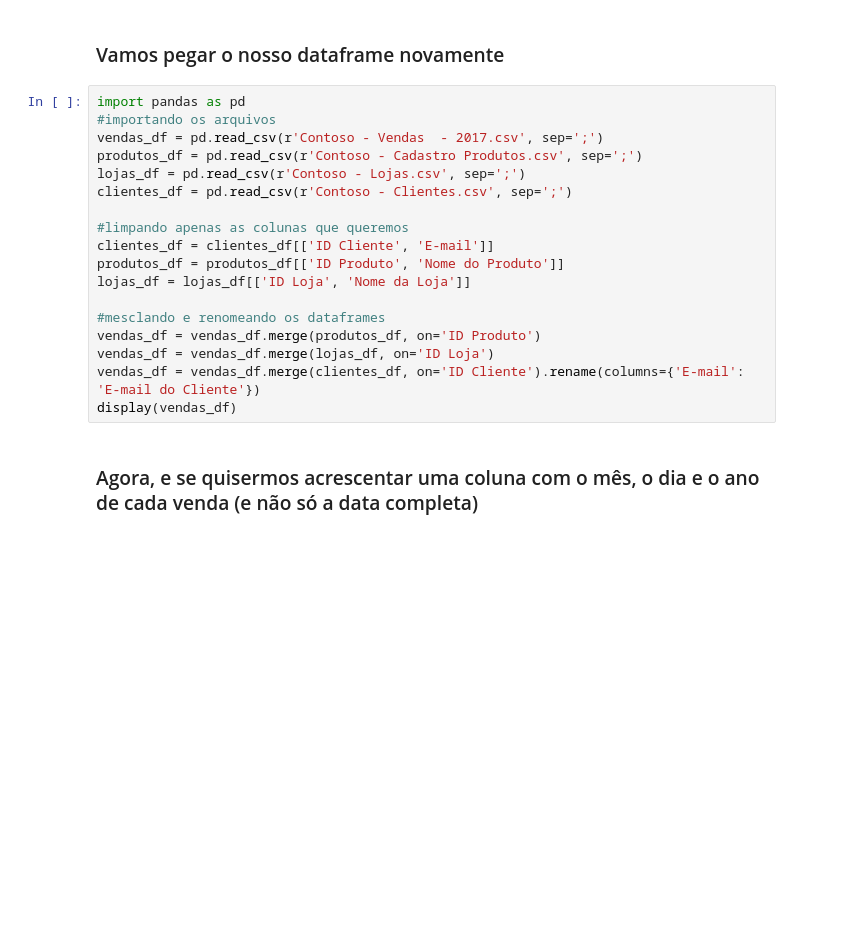
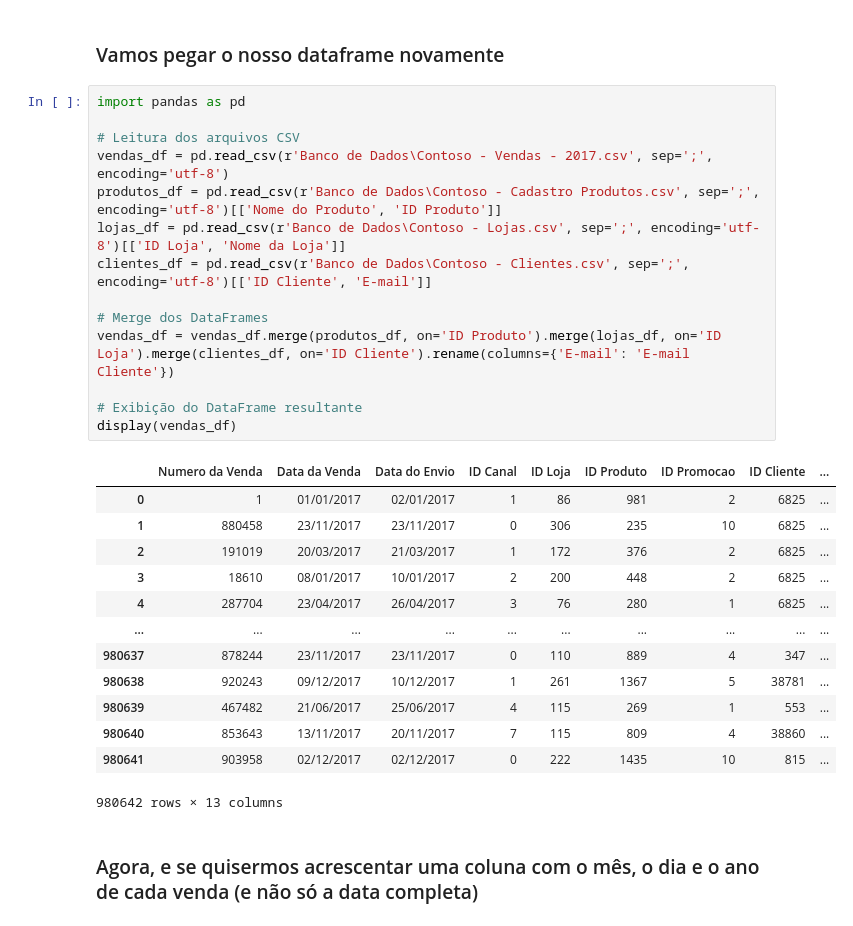
Before and after one commit to DiegoMonutti/python-impressionador, a Jupyter notebook: Mod 16 - Análise de Dados Pandas - Integração Python e Excel/Pandas 07.ipynb, the cells around one changed output. Cells and saved outputs as stored; diff of their text form; blank space fills up the shorter version.

Commit message:
Exercícios Análise de Dados - Pandas

```diff
--- a/Mod 16 - Análise de Dados Pandas - Integração Python e Excel/Pandas 07.ipynb
+++ b/Mod 16 - Análise de Dados Pandas - Integração Python e Excel/Pandas 07.ipynb
@@ -4,21 +4,31 @@
 ### Vamos pegar o nosso dataframe novamente
 # %%
 import pandas as pd
-#importando os arquivos
-vendas_df = pd.read_csv(r'Contoso - Vendas  - 2017.csv', sep=';')
-produtos_df = pd.read_csv(r'Contoso - Cadastro Produtos.csv', sep=';')
-lojas_df = pd.read_csv(r'Contoso - Lojas.csv', sep=';')
-clientes_df = pd.read_csv(r'Contoso - Clientes.csv', sep=';')
 
-#limpando apenas as colunas que queremos
-clientes_df = clientes_df[['ID Cliente', 'E-mail']]
-produtos_df = produtos_df[['ID Produto', 'Nome do Produto']]
-lojas_df = lojas_df[['ID Loja', 'Nome da Loja']]
+# Leitura dos arquivos CSV
+vendas_df = pd.read_csv(r'Banco de Dados\Contoso - Vendas - 2017.csv', sep=';', encoding='utf-8')
+produtos_df = pd.read_csv(r'Banco de Dados\Contoso - Cadastro Produtos.csv', sep=';', encoding='utf-8')[['Nome do Produto', 'ID Produto']]
+lojas_df = pd.read_csv(r'Banco de Dados\Contoso - Lojas.csv', sep=';', encoding='utf-8')[['ID Loja', 'Nome da Loja']]
+clientes_df = pd.read_csv(r'Banco de Dados\Contoso - Clientes.csv', sep=';', encoding='utf-8')[['ID Cliente', 'E-mail']]
 
-#mesclando e renomeando os dataframes
-vendas_df = vendas_df.merge(produtos_df, on='ID Produto')
-vendas_df = vendas_df.merge(lojas_df, on='ID Loja')
-vendas_df = vendas_df.merge(clientes_df, on='ID Cliente').rename(columns={'E-mail': 'E-mail do Cliente'})
+# Merge dos DataFrames
+vendas_df = vendas_df.merge(produtos_df, on='ID Produto').merge(lojas_df, on='ID Loja').merge(clientes_df, on='ID Cliente').rename(columns={'E-mail': 'E-mail Cliente'})
+
+# Exibição do DataFrame resultante
 display(vendas_df)
+# %% [output]
+|  | Numero da Venda | Data da Venda | Data do Envio | ID Canal | ID Loja | ID Produto | ID Promocao | ID Cliente | ... |
+| 0 | 1 | 01/01/2017 | 02/01/2017 | 1 | 86 | 981 | 2 | 6825 | ... |
+| 1 | 880458 | 23/11/2017 | 23/11/2017 | 0 | 306 | 235 | 10 | 6825 | ... |
+| 2 | 191019 | 20/03/2017 | 21/03/2017 | 1 | 172 | 376 | 2 | 6825 | ... |
+| 3 | 18610 | 08/01/2017 | 10/01/2017 | 2 | 200 | 448 | 2 | 6825 | ... |
+| 4 | 287704 | 23/04/2017 | 26/04/2017 | 3 | 76 | 280 | 1 | 6825 | ... |
+| ... | ... | ... | ... | ... | ... | ... | ... | ... | ... |
+| 980637 | 878244 | 23/11/2017 | 23/11/2017 | 0 | 110 | 889 | 4 | 347 | ... |
+| 980638 | 920243 | 09/12/2017 | 10/12/2017 | 1 | 261 | 1367 | 5 | 38781 | ... |
+| 980639 | 467482 | 21/06/2017 | 25/06/2017 | 4 | 115 | 269 | 1 | 553 | ... |
+| 980640 | 853643 | 13/11/2017 | 20/11/2017 | 7 | 115 | 809 | 4 | 38860 | ... |
+| 980641 | 903958 | 02/12/2017 | 02/12/2017 | 0 | 222 | 1435 | 10 | 815 | ... |
+980642 rows × 13 columns
 # %% [markdown]
 ### Agora, e se quisermos acrescentar uma coluna com o mês, o dia e o ano de cada venda (e não só a data completa)
```
Also changed, not shown: parts of 6 cells of this notebook.
